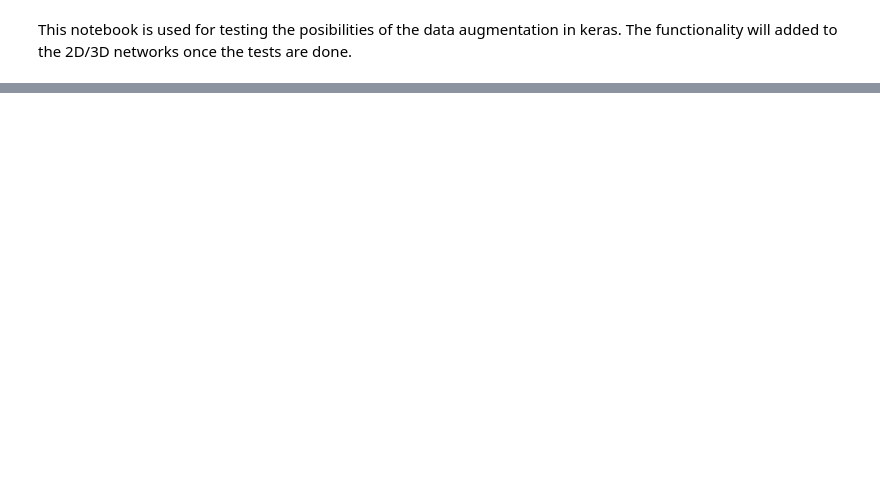
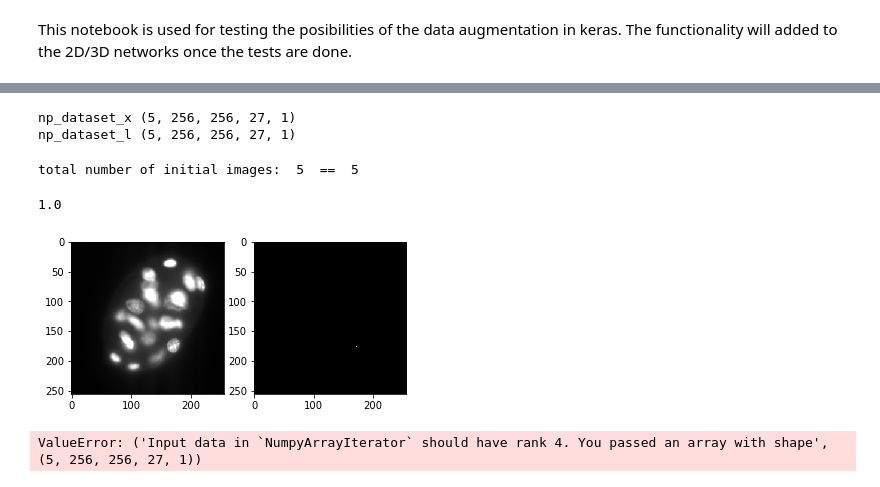
Before and after one commit to PreibischLab/dl-cell-counting, a Jupyter notebook: algorithm/data-augmentation-3D.ipynb, the cells around one changed output, grey strips where cells are left out. Drawn from its saved outputs; the diff is of its cells as text; code cells hidden in the pictures; blank space fills up the shorter version.

Commit message:
small adjustments to make the code 3D; augmentation should be implemented separately

```diff
--- a/algorithm/data-augmentation-3D.ipynb
+++ b/algorithm/data-augmentation-3D.ipynb
@@ -81,8 +97,8 @@ print (input_shape, ext_shape)
 # read the files from the test folder
 import glob
 
-# prefix = '/Users/kkolyva/'
-prefix = '/home/milkyklim/'
+prefix = '/Users/kkolyva/'
+# prefix = '/home/milkyklim/'
 folder = prefix + 'dl-cell-counting/algorithm/data/test-cells-3D'
 folder_images = "" # 'images/'
 folder_labels = "" # 'labels/'
@@ -148,6 +187,9 @@ np_dataset_l = np.asarray([d[1] for d in dataset], dtype=np.float32)
 
 print("np_dataset_x", np_dataset_x.shape)
 print("np_dataset_l", np_dataset_l.shape)
+# %% [output]
+np_dataset_x (5, 256, 256, 27, 1)
+np_dataset_l (5, 256, 256, 27, 1)
 # %%
 length = len(np_dataset_x)
 n = length
@@ -155,15 +197,22 @@ n = length
 np_dataset_x_train = np_dataset_x[:n]
 np_dataset_l_train = np_dataset_l[:n]
 
-print("total number of initial images: ", len(np_dataset_x_train))
+print("total number of initial images: ", len(np_dataset_x_train), " == ", n)
+# %% [output]
+total number of initial images:  5  ==  5
 # %%
 # plot 2 images to check that the labels are correct
 # DEBUG:
+sample = 4
+slice = 14
 plt.Figure(figsize=(5, 3), dpi=300)
 plt.subplot(121)
-img1 = np.array(np_dataset_x_train[1, ].reshape(input_shape), dtype=np.float32).astype(np.uint8)
-plt.imshow(img1, cmap=plt.get_cmap('gray'))
+img1 = np.array(np_dataset_x_train[sample, :, : ,slice, 0], dtype=np.float32) # .astype(np.uint8)
+plt.imshow(img1, cmap=plt.get_cmap('gray'), vmin=0, vmax=0.5)
 plt.subplot(122)
-img3 = np.array(np_dataset_l_train[1, ].reshape(input_shape), dtype=np.float32).astype(np.uint8)
+img3 = np.array(np_dataset_l_train[sample, :, : ,slice, 0], dtype=np.float32) # .astype(np.uint8)
 plt.imshow(img3, cmap=plt.get_cmap('gray'))
-print(np.sum(img3) / 255)
+print(np.sum(img3) // 255)
+# %% [output]
+1.0
+[figure, added]
@@ -206,3 +289,5 @@ for X_batch, y_batch in zip(image_generator, label_generator):
     j_batch += 1;
     if (j_batch >= num_batches):
         break
+# %% [output]
+ValueError: ('Input data in `NumpyArrayIterator` should have rank 4. You passed an array with shape', (5, 256, 256, 27, 1))
```
Also changed, not shown: parts of 10 cells of this notebook.
